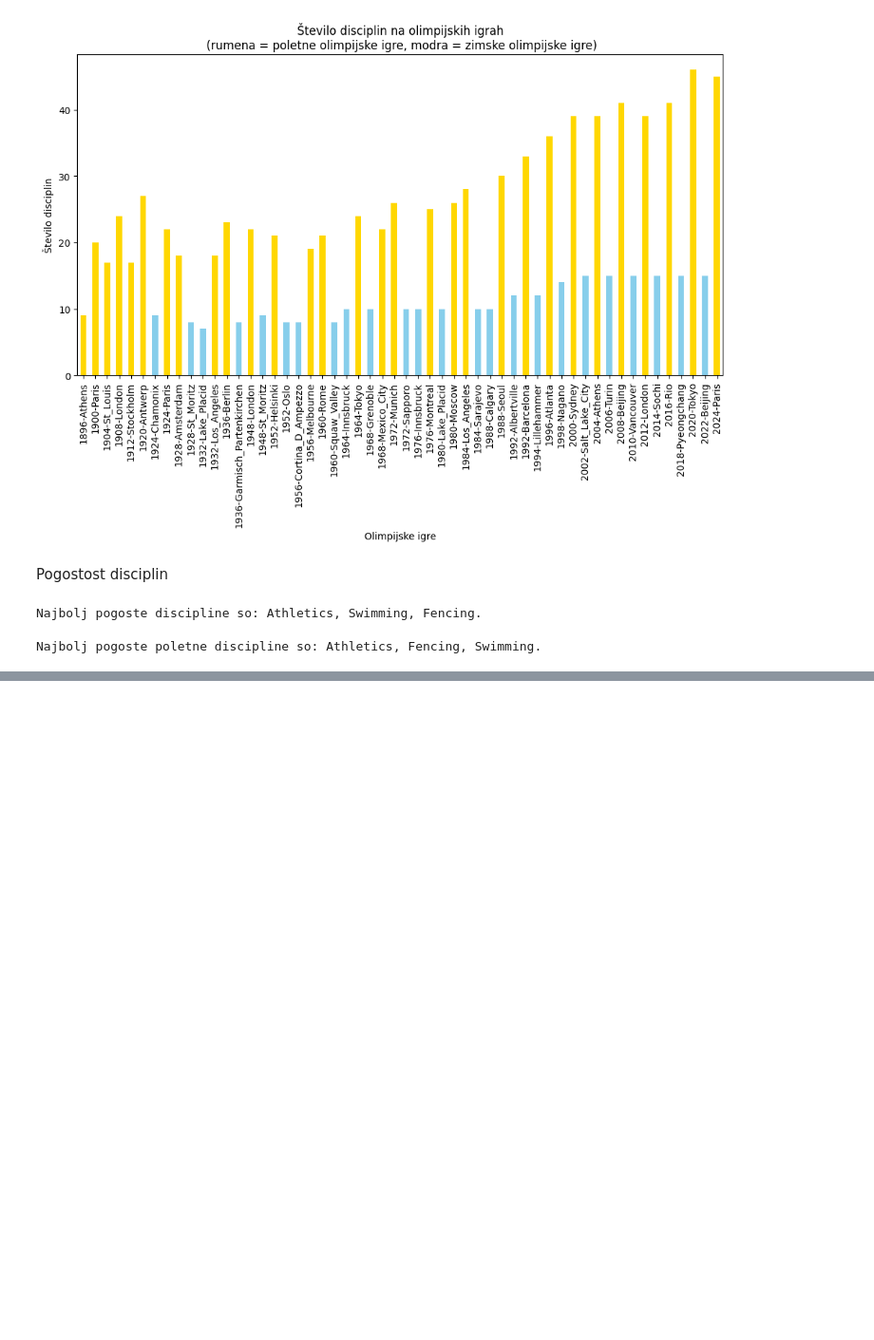
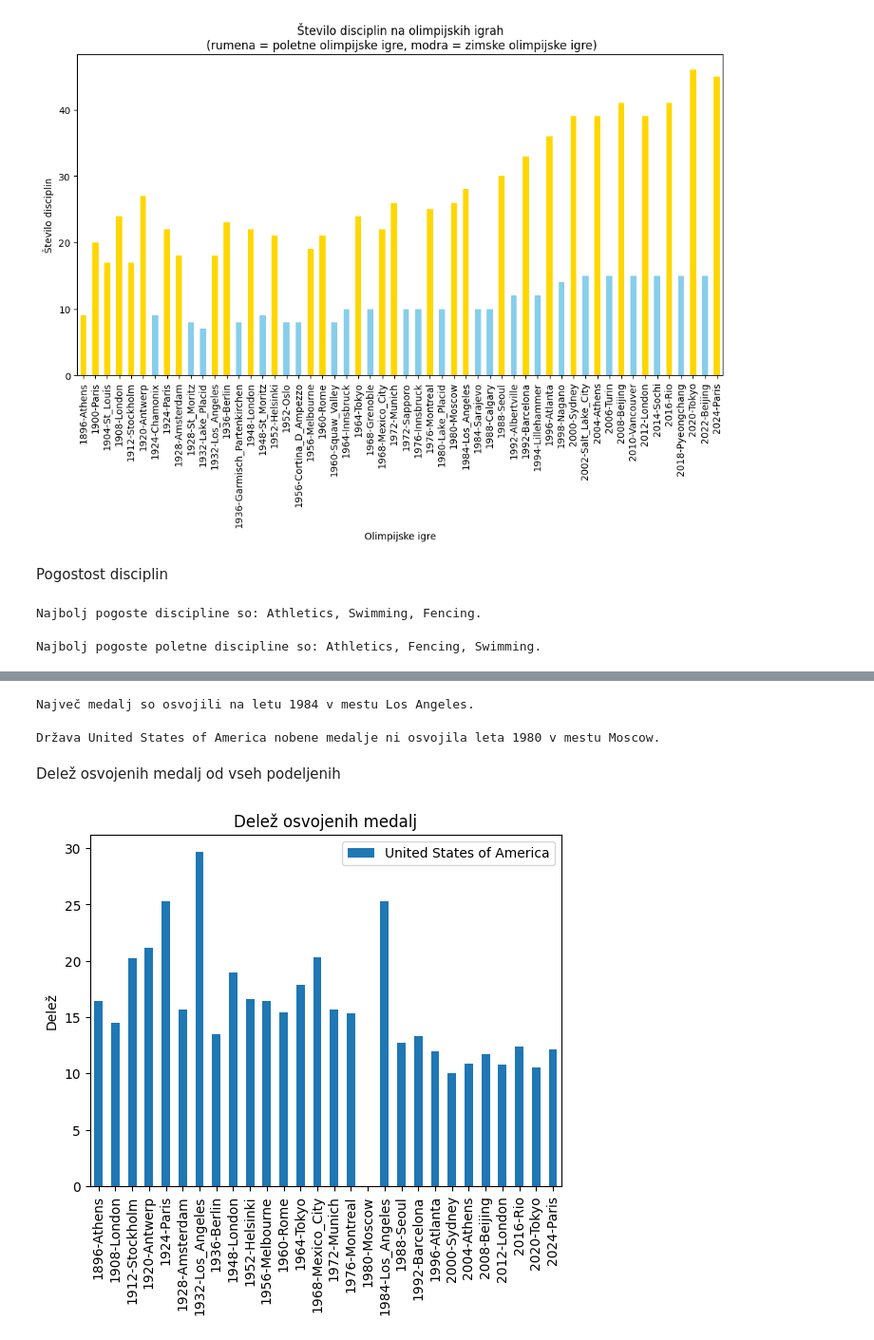
Before and after one commit to Kajaaa9/seminarska_naloga-olimpijske_igre, a Jupyter notebook: oi5_analiza.ipynb, the cells around one changed output, grey strips where cells are left out. Shown at 95% size. Saved outputs shown, nothing was run; the diff lists cells and outputs as text; code cells hidden in the pictures; blank space fills up the shorter version.

```diff
--- a/oi5_analiza.ipynb
+++ b/oi5_analiza.ipynb
@@ -238,0 +254,29 @@ Najbolj pogoste poletne discipline so: Athletics, Fencing, Swimming.
+# %%
+najvec_igre = MEDALJE.loc[drzava].idxmax()
+leto = najvec_igre.split('-')[0]
+mesto = najvec_igre.split('-')[1].replace("_", " ")
+
+print(f"Največ medalj so osvojili na letu {leto} v mestu {mesto}.")
+# %% [output]
+Največ medalj so osvojili na letu 1984 v mestu Los Angeles.
+# %%
+if "0" not in MEDALJE.loc[drzava].astype(str).values:
+    print(f"Država {drzava} je na vsakih olimpijskih igrah osvojila vsaj eno medaljo.")
+else:
+    neuspesne_igre = MEDALJE.loc[drzava][MEDALJE.loc[drzava] == 0]
+    leta = neuspesne_igre.rename(lambda x: x.split('-')[0]).index
+    mesta = neuspesne_igre.rename(lambda x: x.split('-')[1]).index.str.replace("_", " ")
+    neuspesna_leta = [f"leta {l} v mestu {m}" for l, m in zip(leta, mesta)]
+
+    print(f"Država {drzava} nobene medalje ni osvojila {', '.join(neuspesna_leta)}.")
+# %% [output]
+Država United States of America nobene medalje ni osvojila leta 1980 v mestu Moscow.
+# %% [markdown]
+Delež osvojenih medalj od vseh podeljenih
+# %%
+MEDALJE_IZBRANE.loc['Skupaj'] = MEDALJE_IZBRANE.sum()
+MEDALJE_DELEZ = (MEDALJE_IZBRANE.loc[drzava] / MEDALJE_IZBRANE.drop(index='Skupaj', errors='ignore').sum() * 100).to_frame().T.round(1)
+MEDALJE_DELEZ.index = [drzava]
+MEDALJE_DELEZ.T.plot(kind='bar', title='Delež osvojenih medalj', ylabel='Delež', xlabel='');
+# %% [output]
+[figure, added]
```
Also changed, not shown: parts of 16 cells of this notebook.
